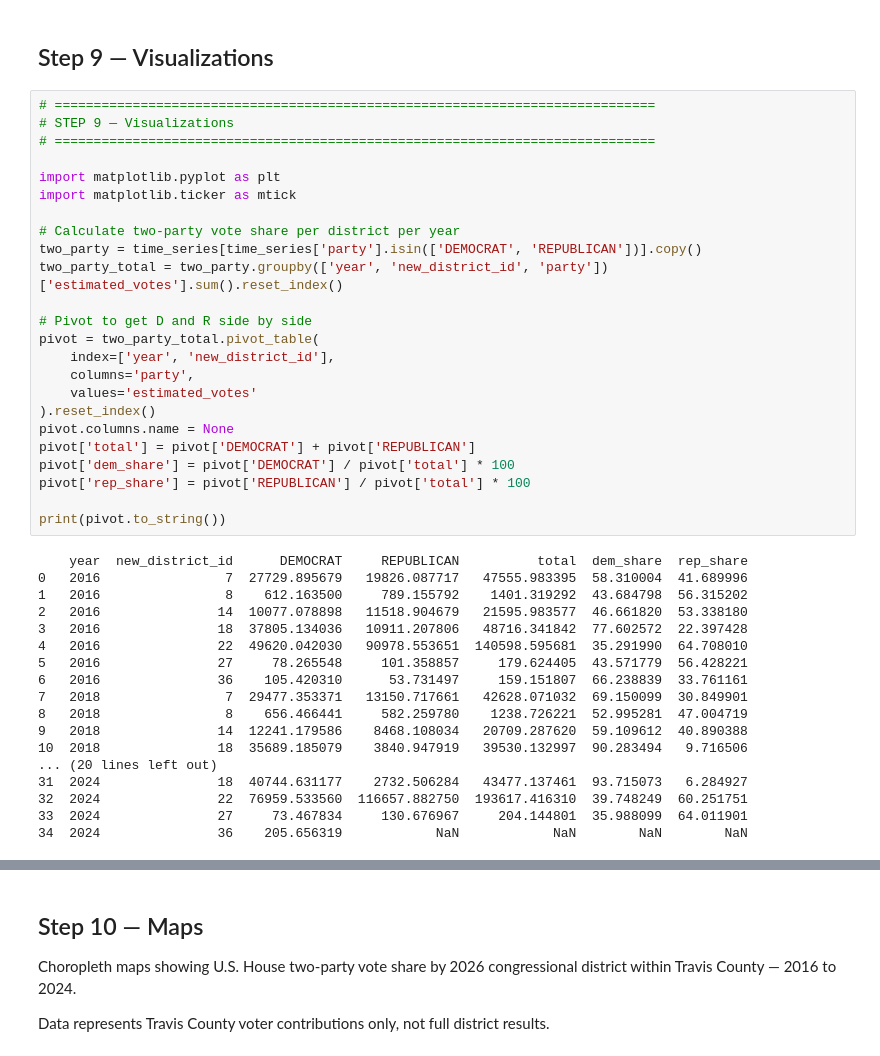
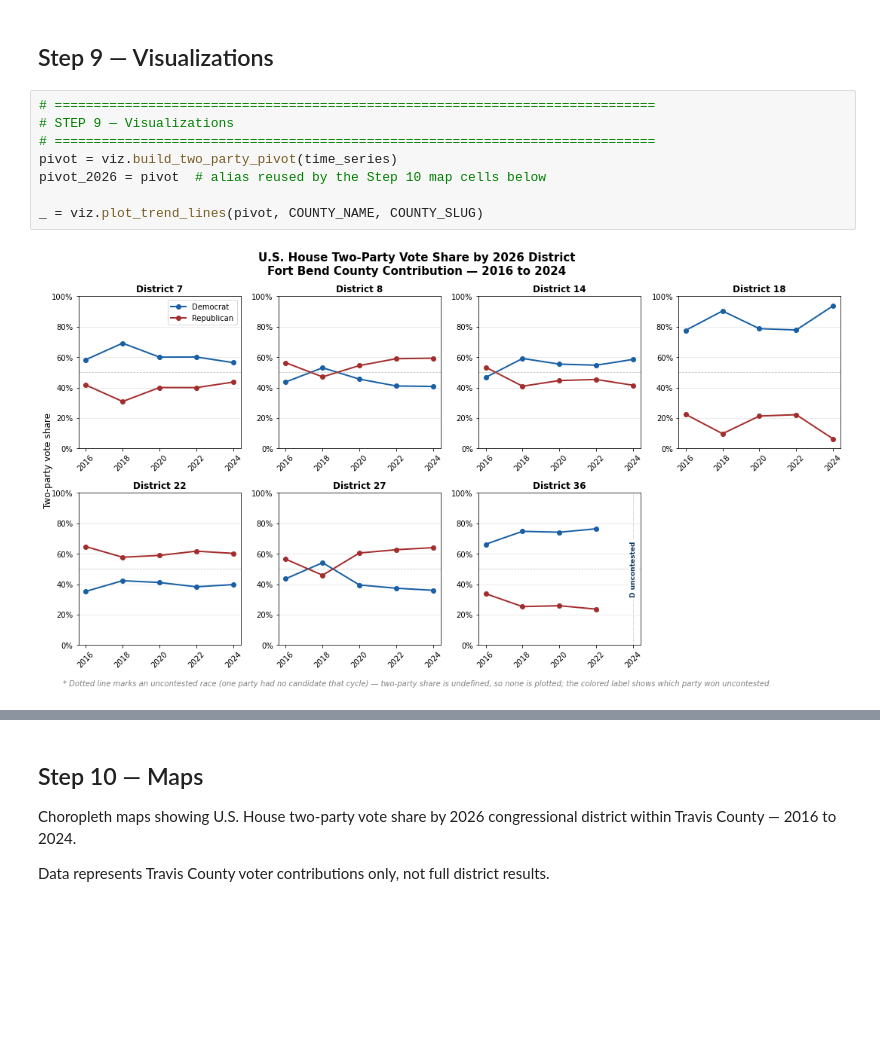
Before and after one commit to bluebonnet-data/bb-unified-election-data, a Jupyter notebook: notebooks/07_time_series_pipeline_fort_bend.ipynb, the cells around one changed output, grey strips where cells are left out. Cells and saved outputs as stored; diff of their text form; blank space fills up the shorter version.

```diff
--- a/notebooks/07_time_series_pipeline_fort_bend.ipynb
+++ b/notebooks/07_time_series_pipeline_fort_bend.ipynb
@@ -341,42 +342,10 @@ Index: []
 # %%
 # =============================================================================
 # STEP 9 — Visualizations
 # =============================================================================
+pivot = viz.build_two_party_pivot(time_series)
+pivot_2026 = pivot  # alias reused by the Step 10 map cells below
 
-import matplotlib.pyplot as plt
-import matplotlib.ticker as mtick
-
-# Calculate two-party vote share per district per year
-two_party = time_series[time_series['party'].isin(['DEMOCRAT', 'REPUBLICAN'])].copy()
-two_party_total = two_party.groupby(['year', 'new_district_id', 'party'])['estimated_votes'].sum().reset_index()
-
-# Pivot to get D and R side by side
-pivot = two_party_total.pivot_table(
-    index=['year', 'new_district_id'],
-    columns='party',
-    values='estimated_votes'
-).reset_index()
-pivot.columns.name = None
-pivot['total'] = pivot['DEMOCRAT'] + pivot['REPUBLICAN']
-pivot['dem_share'] = pivot['DEMOCRAT'] / pivot['total'] * 100
-pivot['rep_share'] = pivot['REPUBLICAN'] / pivot['total'] * 100
-
-print(pivot.to_string())
+_ = viz.plot_trend_lines(pivot, COUNTY_NAME, COUNTY_SLUG)
 # %% [output]
-    year  new_district_id      DEMOCRAT     REPUBLICAN          total  dem_share  rep_share
-0   2016                7  27729.895679   19826.087717   47555.983395  58.310004  41.689996
-1   2016                8    612.163500     789.155792    1401.319292  43.684798  56.315202
-2   2016               14  10077.078898   11518.904679   21595.983577  46.661820  53.338180
-3   2016               18  37805.134036   10911.207806   48716.341842  77.602572  22.397428
-4   2016               22  49620.042030   90978.553651  140598.595681  35.291990  64.708010
-5   2016               27     78.265548     101.358857     179.624405  43.571779  56.428221
-6   2016               36    105.420310      53.731497     159.151807  66.238839  33.761161
-7   2018                7  29477.353371   13150.717661   42628.071032  69.150099  30.849901
-8   2018                8    656.466441     582.259780    1238.726221  52.995281  47.004719
-9   2018               14  12241.179586    8468.108034   20709.287620  59.109612  40.890388
-10  2018               18  35689.185079    3840.947919   39530.132997  90.283494   9.716506
-... (20 lines left out)
-31  2024               18  40744.631177    2732.506284   43477.137461  93.715073   6.284927
-32  2024               22  76959.533560  116657.882750  193617.416310  39.748249  60.251751
-33  2024               27     73.467834     130.676967     204.144801  35.988099  64.011901
-34  2024               36    205.656319            NaN            NaN        NaN        NaN
+[figure, added]
```
Also changed, not shown: parts of 9 cells of this notebook, 33 other files.
